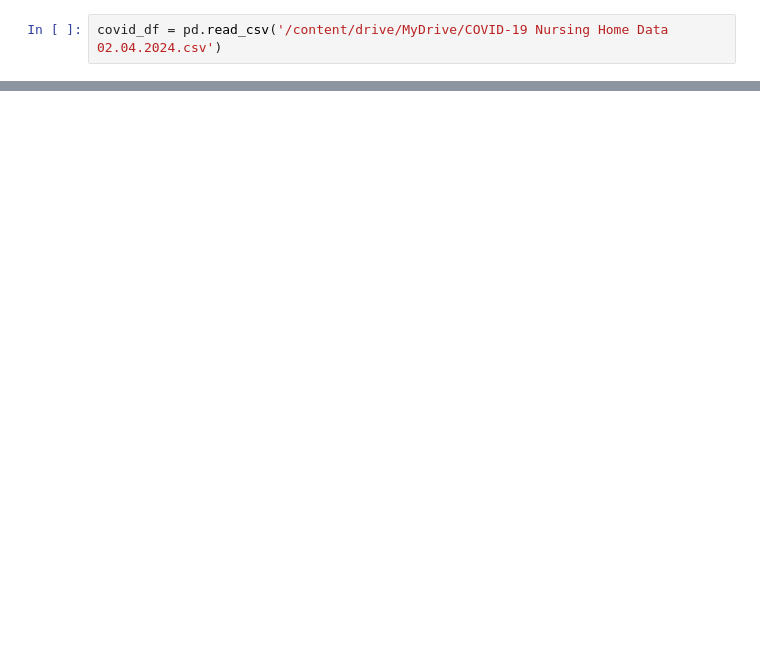
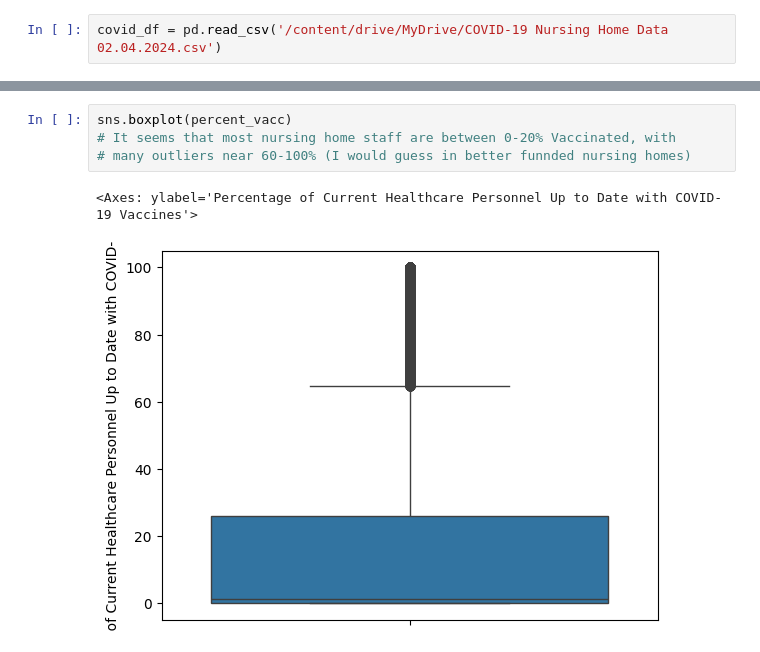
Before and after one commit to ejstew21/visualization, a Jupyter notebook: assignment/assignment.ipynb, the cells around one changed output, grey strips where cells are left out. Drawn from its saved outputs; the diff is of its cells as text; blank space fills up the shorter version.

```diff
--- a/assignment/assignment.ipynb
+++ b/assignment/assignment.ipynb
@@ -236,0 +288,7 @@ covid_df = pd.read_csv('/content/drive/MyDrive/COVID-19 Nursing Home Data 02.04.
+# %%
+sns.boxplot(percent_vacc)
+# It seems that most nursing home staff are between 0-20% Vaccinated, with
+# many outliers near 60-100% (I would guess in better funnded nursing homes)
+# %% [output]
+<Axes: ylabel='Percentage of Current Healthcare Personnel Up to Date with COVID-19 Vaccines'>
+[figure, added]
```
Also changed, not shown: parts of 11 cells of this notebook.
